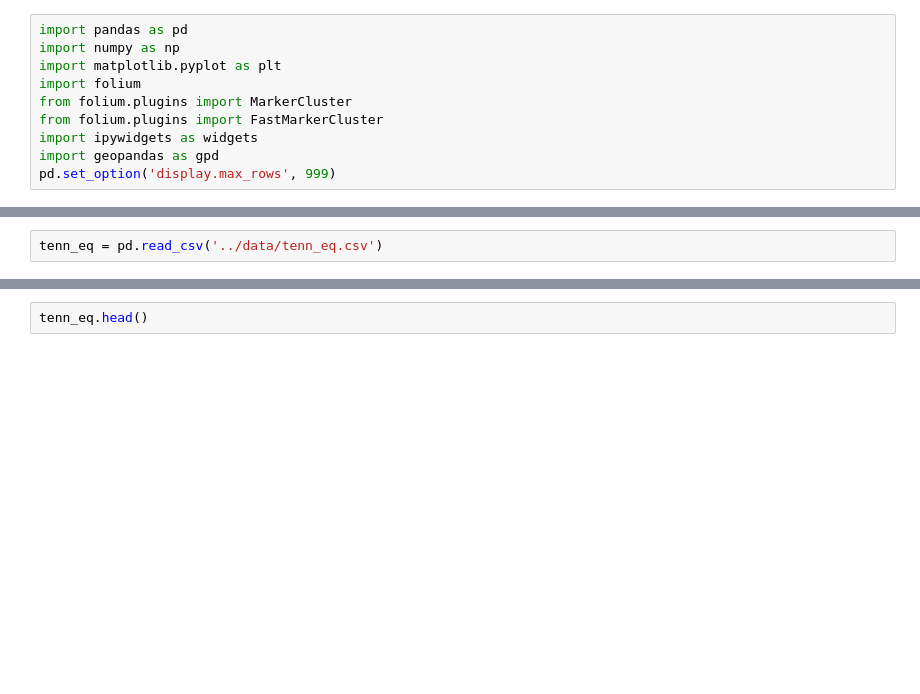
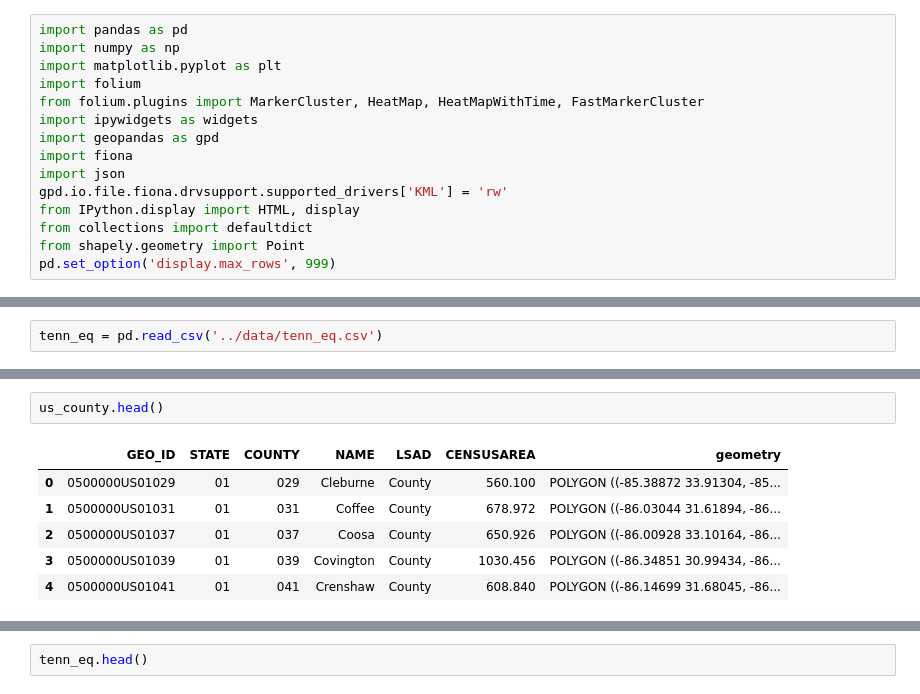
Before and after one commit to nss-data-science-cohort-4/dq3-earthquakes-fully-loaded-nachos, a Jupyter notebook: Notebooks/08_p2q1_tn_eq_by_region.ipynb, the cells around one changed output, grey strips where cells are left out. Saved outputs shown, nothing was run; the diff lists cells and outputs as text; blank space fills up the shorter version.

```diff
--- a/Notebooks/08_p2q1_tn_eq_by_region.ipynb
+++ b/Notebooks/08_p2q1_tn_eq_by_region.ipynb
@@ -3,8 +3,13 @@ import pandas as pd
 import numpy as np
 import matplotlib.pyplot as plt
 import folium
-from folium.plugins import MarkerCluster
-from folium.plugins import FastMarkerCluster
+from folium.plugins import MarkerCluster, HeatMap, HeatMapWithTime, FastMarkerCluster
 import ipywidgets as widgets
 import geopandas as gpd
+import fiona
+import json
+gpd.io.file.fiona.drvsupport.supported_drivers['KML'] = 'rw'
+from IPython.display import HTML, display
+from collections import defaultdict
+from shapely.geometry import Point
 pd.set_option('display.max_rows', 999)
@@ -12,0 +81,9 @@ tenn_eq = pd.read_csv('../data/tenn_eq.csv')
+# %%
+us_county.head()
+# %% [output]
+|  | GEO_ID | STATE | COUNTY | NAME | LSAD | CENSUSAREA | geometry |
+| 0 | 0500000US01029 | 01 | 029 | Cleburne | County | 560.100 | POLYGON ((-85.38872 33.91304, -85... |
+| 1 | 0500000US01031 | 01 | 031 | Coffee | County | 678.972 | POLYGON ((-86.03044 31.61894, -86... |
+| 2 | 0500000US01037 | 01 | 037 | Coosa | County | 650.926 | POLYGON ((-86.00928 33.10164, -86... |
+| 3 | 0500000US01039 | 01 | 039 | Covington | County | 1030.456 | POLYGON ((-86.34851 30.99434, -86... |
+| 4 | 0500000US01041 | 01 | 041 | Crenshaw | County | 608.840 | POLYGON ((-86.14699 31.68045, -86... |
```
Also changed, not shown: parts of 28 cells of this notebook.
